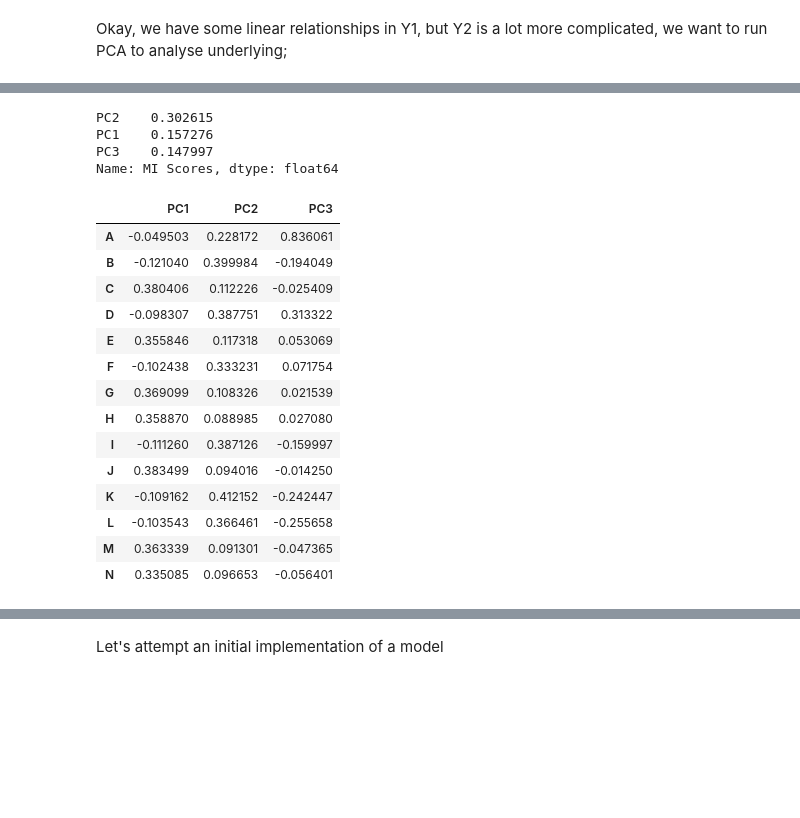
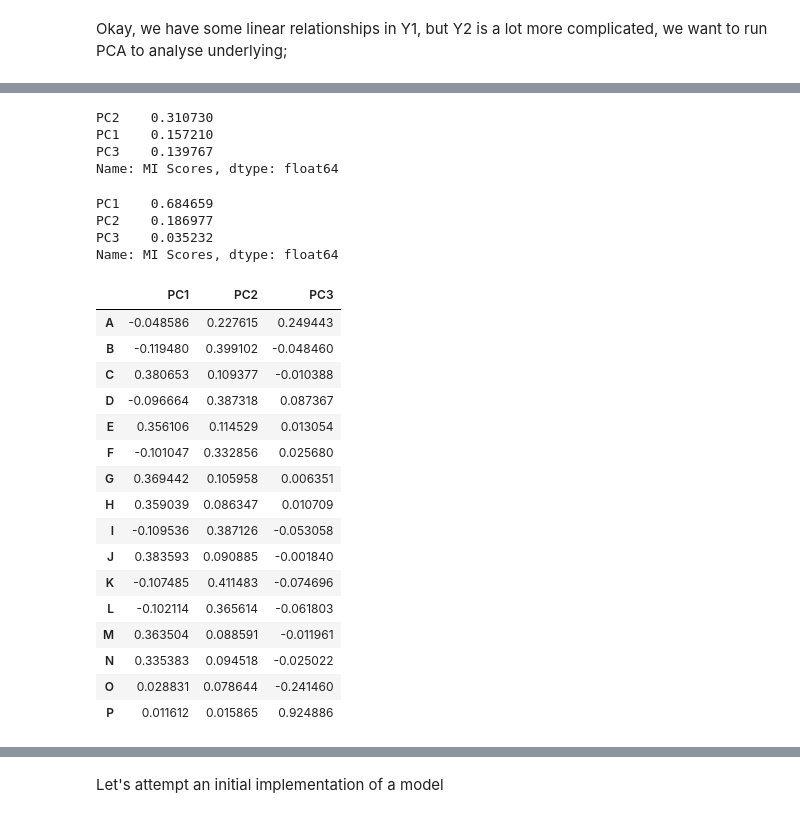
Before and after one commit to amsih/Illiquidiots, a Jupyter notebook: research/research.ipynb, the cells around one changed output, grey strips where cells are left out. Saved outputs shown, nothing was run; the diff lists cells and outputs as text; code cells hidden in the pictures; blank space fills up the shorter version.

```diff
--- a/research/research.ipynb
+++ b/research/research.ipynb
@@ -9,5 +9,6 @@ import numpy as np
 
 train_data = pd.read_csv('./data/train.csv')
 test_data = pd.read_csv('./data/test.csv')
+new_train_data = pd.read_csv('./data/train_new.csv')
 
-display(train_data.head())
+train_data = pd.concat((train_data, new_train_data), axis = 1, join = "inner")
@@ -61,16 +71,21 @@ def plot_rels(features, target, nrows = 2, ncols = 7):
 
     for i in range(nrows):
         for j in range(ncols):
-            axs[i,j].scatter(train_data[target], (train_data[features[i][j]].values), )
+            axs[i,j].scatter(train_data[target], np.log(train_data[features[i][j]].values))
             axs[i,j].set_title(f"{features[i][j]} vs {target}")
 
     return fig
 
 features = ["A", "B", "C", "D", "E", "F", "G"], ["H", "I", "J", "K", "L", "M", "N"]
 
-plot_rels(features, "Y1")
+#plot_rels(features, "Y1")
 
-plot_rels(features, "Y2")
+#plot_rels(features, "Y2")
+
+train_data["P"] = train_data["P"].fillna(0)
+train_data["O"] = train_data["O"].fillna(train_data["O"].median())
+
+plot_rels([["O"]], "Y1", nrows = 1, ncols = 1)
 
 plt.show()
 # %% [output]
@@ -116,36 +130,47 @@ mi_scores = make_mi_scores(pcs, train_data["Y2"])
 
 print(mi_scores)
 # %% [output]
-PC2    0.302615
-PC1    0.157276
-PC3    0.147997
+PC2    0.310730
+PC1    0.157210
+PC3    0.139767
 Name: MI Scores, dtype: float64
+# %%
+mi_scores = make_mi_scores(pcs, train_data["Y1"])
+
+print(mi_scores)
+# %% [output]
+PC1    0.684659
+PC2    0.186977
+PC3    0.035232
+Name: MI Scores, dtype: float64
 # %%
-features = ["A", "B", "C", "D", "E", "F", "G", "H", "I", "J", "K", "L", "M", "N"]
+features = ["A", "B", "C", "D", "E", "F", "G", "H", "I", "J", "K", "L", "M", "N", "O", "P"]
 
 loadings = pd.DataFrame(
     pca.components_.T,
     columns = ["PC1", "PC2", "PC3"],
     index = features
 )
 
 display(loadings)
 # %% [output]
 |  | PC1 | PC2 | PC3 |
-| A | -0.049503 | 0.228172 | 0.836061 |
-| B | -0.121040 | 0.399984 | -0.194049 |
-| C | 0.380406 | 0.112226 | -0.025409 |
-| D | -0.098307 | 0.387751 | 0.313322 |
-| E | 0.355846 | 0.117318 | 0.053069 |
-| F | -0.102438 | 0.333231 | 0.071754 |
-| G | 0.369099 | 0.108326 | 0.021539 |
-| H | 0.358870 | 0.088985 | 0.027080 |
-| I | -0.111260 | 0.387126 | -0.159997 |
-| J | 0.383499 | 0.094016 | -0.014250 |
-| K | -0.109162 | 0.412152 | -0.242447 |
-| L | -0.103543 | 0.366461 | -0.255658 |
-| M | 0.363339 | 0.091301 | -0.047365 |
-| N | 0.335085 | 0.096653 | -0.056401 |
+| A | -0.048586 | 0.227615 | 0.249443 |
+| B | -0.119480 | 0.399102 | -0.048460 |
+| C | 0.380653 | 0.109377 | -0.010388 |
+| D | -0.096664 | 0.387318 | 0.087367 |
+| E | 0.356106 | 0.114529 | 0.013054 |
+| F | -0.101047 | 0.332856 | 0.025680 |
+| G | 0.369442 | 0.105958 | 0.006351 |
+| H | 0.359039 | 0.086347 | 0.010709 |
+| I | -0.109536 | 0.387126 | -0.053058 |
+| J | 0.383593 | 0.090885 | -0.001840 |
+| K | -0.107485 | 0.411483 | -0.074696 |
+| L | -0.102114 | 0.365614 | -0.061803 |
+| M | 0.363504 | 0.088591 | -0.011961 |
+| N | 0.335383 | 0.094518 | -0.025022 |
+| O | 0.028831 | 0.078644 | -0.241460 |
+| P | 0.011612 | 0.015865 | 0.924886 |
 # %%
 display(train_data)
 # %% [output]
```
Also changed, not shown: parts of 14 cells of this notebook, 1 other file.
